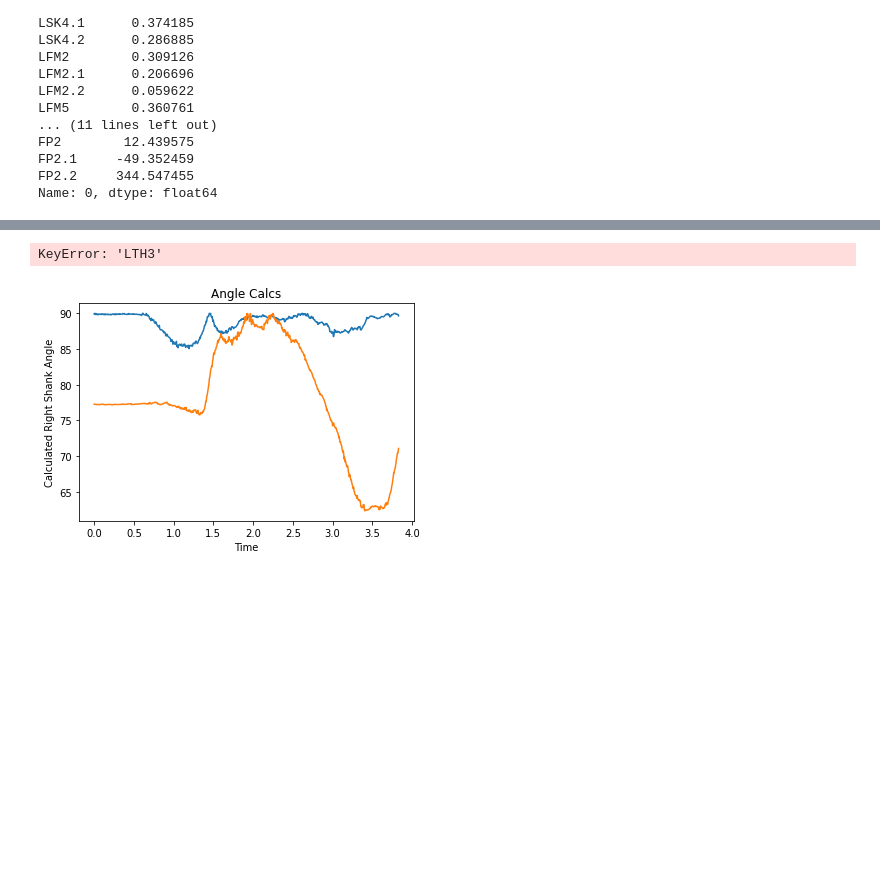
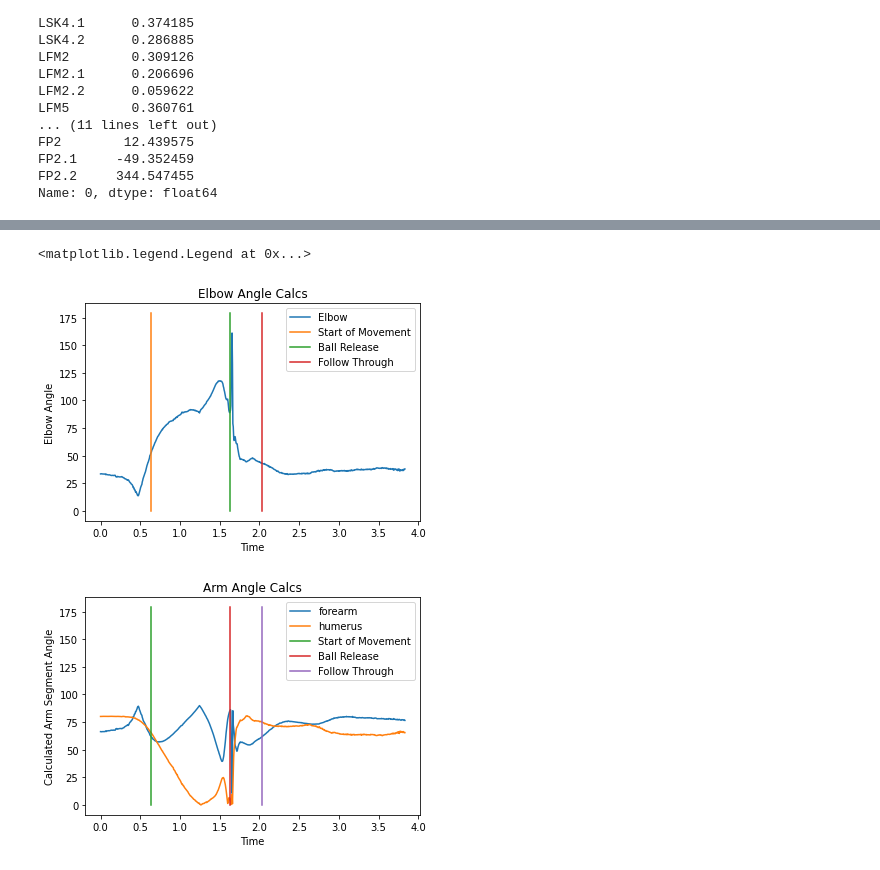
Before and after one commit to isiahturner/Final-project-2022, a Jupyter notebook: testingNotebook.ipynb, the cells around one changed output, grey strips where cells are left out. Cells and saved outputs as stored; diff of their text form; code cells hidden in the pictures; blank space fills up the shorter version.

```diff
--- a/testingNotebook.ipynb
+++ b/testingNotebook.ipynb
@@ -238,6 +233,7 @@ def sagittalSegmentAngle(dataset, colX1, colZ1, colX2, colZ2):
         calculatedAngle = math.acos(adjacentLength/segmentLength)
         segmentAngleList.append(math.degrees(calculatedAngle))
 
+
         # A check to make sure that the function iterated all the way through
         if value > 765:
             print("Distance has been calculated")
@@ -249,7 +245,7 @@ def sagittalSegmentAngle(dataset, colX1, colZ1, colX2, colZ2):
 shankAngle, shankLength, shankAdjacentLength = sagittalSegmentAngle(data, 'LSK1', 'LSK1.2', 'LSK3', 'LSK3.2')
 shankAngleR, shankLengthR, shankAdjacentLengthR = sagittalSegmentAngle(data, 'RSK1', 'RSK1.2', 'RSK3', 'RSK3.2')
 
-print(shankAngle[0:5])
+#print(shankAngle[0:5])
 
 # Attempting to plot
 x = list(range(0, len(shankAngle)))
@@ -264,8 +260,6 @@ point2 = [data.iloc[0]['RSK3'], data.iloc[0]['RSK3.2']]
 xValues = [point1[0], point2[0]]
 yValues = [point1[1], point2[1]]
 
-#plt.plot(xValues, yValues)
-#plt.plot(x, testingAngle)
 
 
 #Trying to get multiple lines
@@ -280,20 +274,73 @@ for i in range(0, len(shankAngle)):
 #Using Object-oriented programming approach to creating a graph
 # ! This creates a figure and Axes (where the data is plotted), creates ONE plot when subplot
 # ! has no arguments inputted.
-fig, ax = plt.subplots()
-ax.plot(x, shankAngle)
-ax.plot(x, shankAngleR)
+#fig, ax = plt.subplots()
+#ax.plot(x, shankAngle)
+#ax.plot(x, shankAngleR)
 #ax.plot(x, straightLine)
-ax.set_title('Angle Calcs')
-ax.set_ylabel('Calculated Right Shank Angle')
-ax.set_xlabel('Time')
+#ax.set_title('Angle Calcs')
+#ax.set_ylabel('Calculated Right Shank Angle')
+#ax.set_xlabel('Time')
 
 # * Can use the same adjacent function to calculate the one angle, then subtract 180
 # * because of complimentary angles. Then subtracts the thigh angle from the shank angle
 # * to get the knee angle
 
-thighAngle, thighLength, thighAdjacentlength = sagittalSegmentAngle(data, 'LTH1', 'LTH1.2', 'LTH3', 'LTH3.2')
-print(thighAngle[0:5])
+forearmAngle, forearmLength, forearmAdjacentlength = sagittalSegmentAngle(data, 'RFR1', 'RFR1.2', 'RFR3', 'RFR3.2')
+humerusAngle, humerusLength, humerusforearmAdjacentLength = sagittalSegmentAngle(data, 'RUP1', 'RUP1.2', 'RUP3', 'RUP3.2')
+print(len(humerusAngle))
+print(len(forearmAngle))
+
+# Attempting to plot
+x = list(range(0, len(shankAngle)))
+for number in x:
+    x[number] = number/200
+
+
+#straightLine = []
+#for i in range(0, len(shankAngle)):
+    #straightLine.append(80)
+
+footStrikeLine = []
+for i in range(0, 180):
+    footStrikeLine.append(0.64)
+
+eventLine = []
+for i in range(0, 180):
+    eventLine.append(1.635)
+
+footOffLine = []
+for i in range(0, 180):
+    footOffLine.append(2.03)
+
+y = list(range(0, 180))
+
+
+#Calculating the elbow angle from our two segment angles
+elbowAngle = []
+for i in range(0, len(forearmAngle)):
+    elbowAngle.append((180 - forearmAngle[i]) - humerusAngle[i])
+
+fig1, ax = plt.subplots()
+ax.plot(x, elbowAngle, label = 'Elbow')
+ax.plot(footStrikeLine, y, label = 'Start of Movement')
+ax.plot(eventLine, y, label = 'Ball Release')
+ax.plot(footOffLine, y, label = 'Follow Through')
+ax.set_title('Elbow Angle Calcs')
+ax.set_ylabel('Elbow Angle')
+ax.set_xlabel('Time')
+ax.legend()
+
+fig2, ax1 = plt.subplots()
+ax1.plot(x, forearmAngle, label = 'forearm')
+ax1.plot(x, humerusAngle, label = 'humerus')
+ax1.plot(footStrikeLine, y, label = 'Start of Movement')
+ax1.plot(eventLine, y, label = 'Ball Release')
+ax1.plot(footOffLine, y, label = 'Follow Through')
+ax1.set_title('Arm Angle Calcs')
+ax1.set_ylabel('Calculated Arm Segment Angle')
+ax1.set_xlabel('Time')
+ax1.legend()
 # %% [output]
 Distance has been calculated
 Distance has been calculated
@@ -302,2 +353,3 @@ Distance has been calculated
-KeyError: 'LTH3'
+<matplotlib.legend.Legend at 0x...>
-[figure, old version]
+[figure, new version]
+[figure, added]
```
Also changed, not shown: parts of 7 cells of this notebook, 7 other files.
